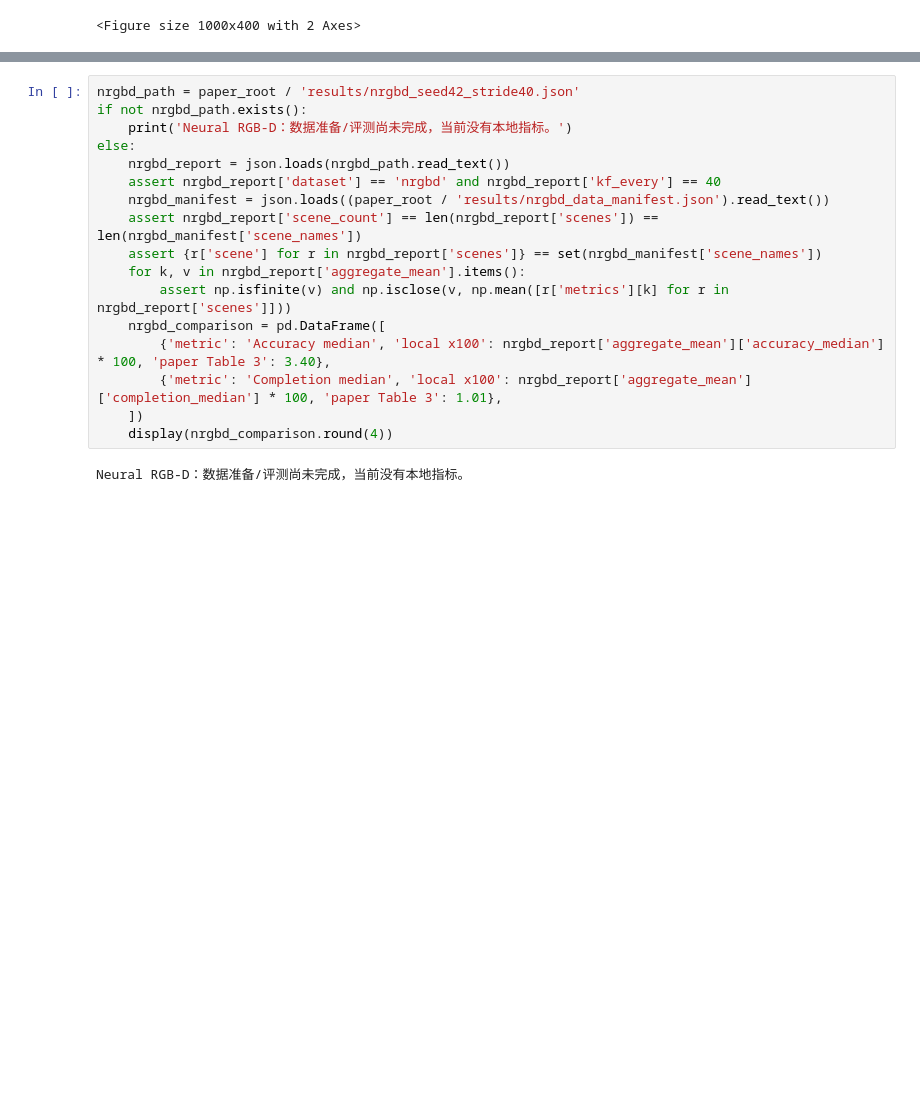
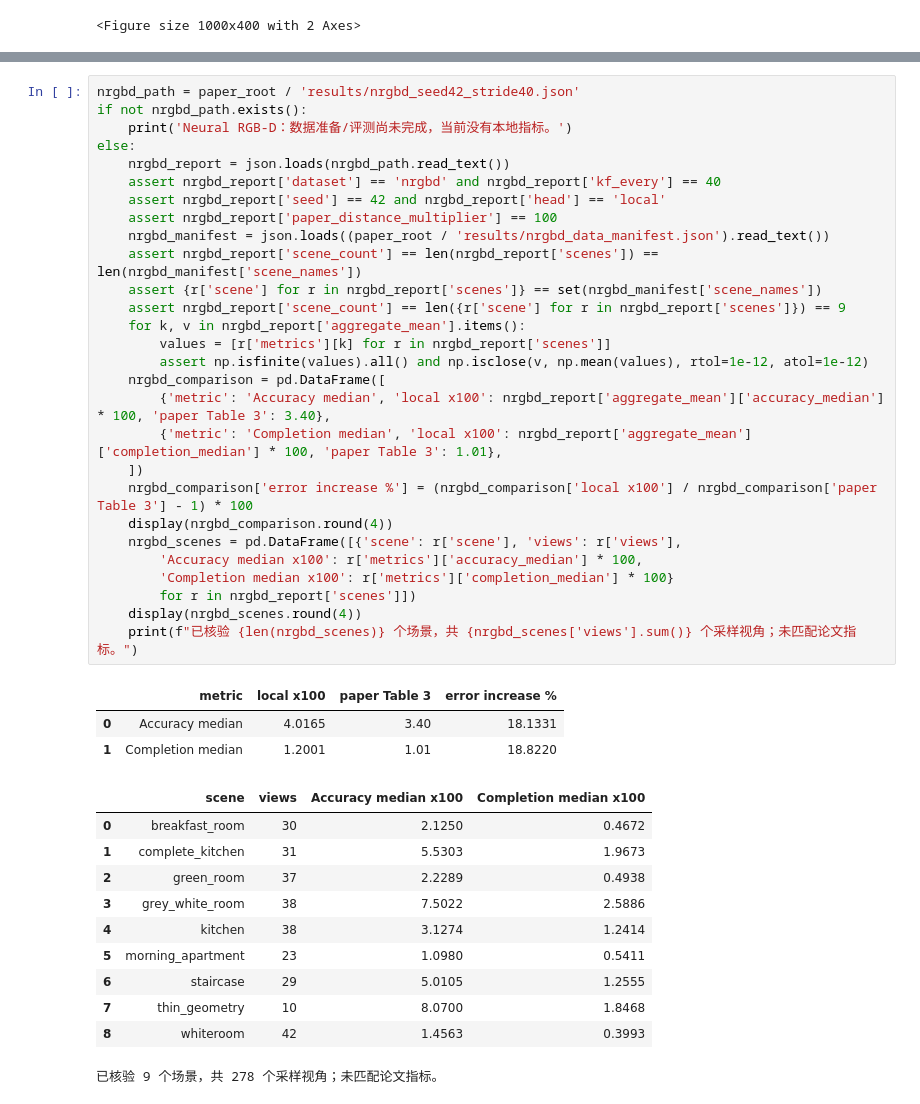
Before and after one commit to Yiran-yetuser/fast3r, a Jupyter notebook: fast3r_reproduction.ipynb, the cells around one changed output, grey strips where cells are left out. Drawn from its saved outputs; the diff is of its cells as text; blank space fills up the shorter version.

Commit message:
repro: archive full NRGBD evaluation and executed notebook report

```diff
--- a/fast3r_reproduction.ipynb
+++ b/fast3r_reproduction.ipynb
@@ -1198,22 +1198,46 @@ Table 3 将距离乘100；Neural RGB-D 加载器把毫米深度转为米，因
 # %%
 nrgbd_path = paper_root / 'results/nrgbd_seed42_stride40.json'
 if not nrgbd_path.exists():
     print('Neural RGB-D：数据准备/评测尚未完成，当前没有本地指标。')
 else:
     nrgbd_report = json.loads(nrgbd_path.read_text())
     assert nrgbd_report['dataset'] == 'nrgbd' and nrgbd_report['kf_every'] == 40
+    assert nrgbd_report['seed'] == 42 and nrgbd_report['head'] == 'local'
+    assert nrgbd_report['paper_distance_multiplier'] == 100
     nrgbd_manifest = json.loads((paper_root / 'results/nrgbd_data_manifest.json').read_text())
     assert nrgbd_report['scene_count'] == len(nrgbd_report['scenes']) == len(nrgbd_manifest['scene_names'])
     assert {r['scene'] for r in nrgbd_report['scenes']} == set(nrgbd_manifest['scene_names'])
+    assert nrgbd_report['scene_count'] == len({r['scene'] for r in nrgbd_report['scenes']}) == 9
     for k, v in nrgbd_report['aggregate_mean'].items():
-        assert np.isfinite(v) and np.isclose(v, np.mean([r['metrics'][k] for r in nrgbd_report['scenes']]))
+        values = [r['metrics'][k] for r in nrgbd_report['scenes']]
+        assert np.isfinite(values).all() and np.isclose(v, np.mean(values), rtol=1e-12, atol=1e-12)
     nrgbd_comparison = pd.DataFrame([
         {'metric': 'Accuracy median', 'local x100': nrgbd_report['aggregate_mean']['accuracy_median'] * 100, 'paper Table 3': 3.40},
         {'metric': 'Completion median', 'local x100': nrgbd_report['aggregate_mean']['completion_median'] * 100, 'paper Table 3': 1.01},
     ])
+    nrgbd_comparison['error increase %'] = (nrgbd_comparison['local x100'] / nrgbd_comparison['paper Table 3'] - 1) * 100
     display(nrgbd_comparison.round(4))
+    nrgbd_scenes = pd.DataFrame([{'scene': r['scene'], 'views': r['views'],
+        'Accuracy median x100': r['metrics']['accuracy_median'] * 100,
+        'Completion median x100': r['metrics']['completion_median'] * 100}
+        for r in nrgbd_report['scenes']])
+    display(nrgbd_scenes.round(4))
+    print(f"已核验 {len(nrgbd_scenes)} 个场景，共 {nrgbd_scenes['views'].sum()} 个采样视角；未匹配论文指标。")
 # %% [output]
+|  | metric | local x100 | paper Table 3 | error increase % |
+| 0 | Accuracy median | 4.0165 | 3.40 | 18.1331 |
+| 1 | Completion median | 1.2001 | 1.01 | 18.8220 |
+|  | scene | views | Accuracy median x100 | Completion median x100 |
+| 0 | breakfast_room | 30 | 2.1250 | 0.4672 |
+| 1 | complete_kitchen | 31 | 5.5303 | 1.9673 |
+| 2 | green_room | 37 | 2.2289 | 0.4938 |
+| 3 | grey_white_room | 38 | 7.5022 | 2.5886 |
+| 4 | kitchen | 38 | 3.1274 | 1.2414 |
+| 5 | morning_apartment | 23 | 1.0980 | 0.5411 |
+| 6 | staircase | 29 | 5.0105 | 1.2555 |
+| 7 | thin_geometry | 10 | 8.0700 | 1.8468 |
+| 8 | whiteroom | 42 | 1.4563 | 0.3993 |
-Neural RGB-D：数据准备/评测尚未完成，当前没有本地指标。
+已核验 9 个场景，共 278 个采样视角；未匹配论文指标。
 # %% [markdown]
 ### 哪些仍未完成？
 
```
Also changed, not shown: parts of 2 cells of this notebook, 4 other files.
